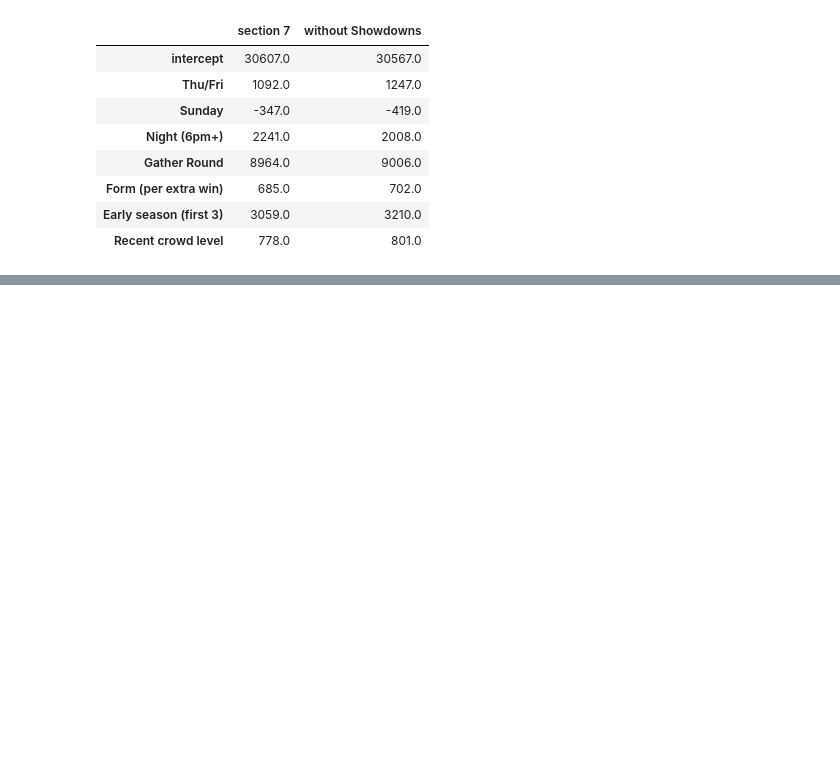
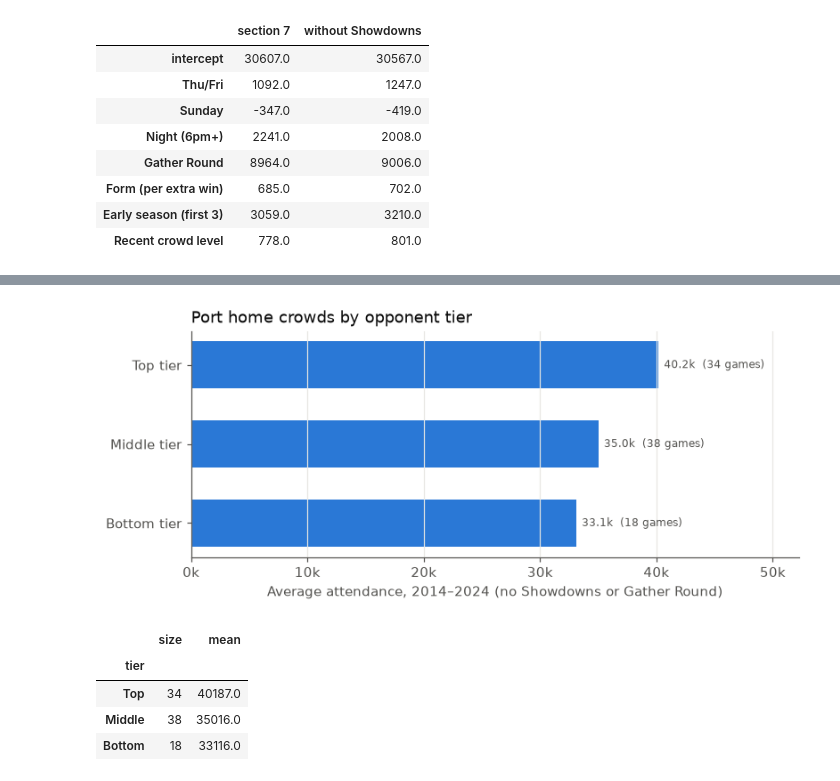
Before and after one commit to pete1729/afl-analytics, a Jupyter notebook: notebooks/09_port_home_attendance.ipynb, the cells around one changed output, grey strips where cells are left out. Cells and saved outputs as stored; diff of their text form; code cells hidden in the pictures; blank space fills up the shorter version.

```diff
--- a/notebooks/09_port_home_attendance.ipynb
+++ b/notebooks/09_port_home_attendance.ipynb
@@ -562,28 +562,31 @@ def ols(X: pd.DataFrame, y: pd.Series) -> pd.Series:
     return pd.Series(coef, index=X.columns)
 
 
-def recent_level(base_coef: pd.Series) -> pd.Series:
+def recent_level(base_coef: pd.Series, features=features7) -> pd.Series:
     """For every game in games5: the mean surprise of Port's previous WINDOW normal home games.
 
     The surprise is the actual crowd minus the step 1 prediction. Only games before
     each game count (0 before the first normal game). Note that 2020-21 aren't in the
     data, so early 2022 uses the end of 2019.
     """
-    surprise = games5["attendance"] - features7(games5) @ base_coef
+    surprise = games5["attendance"] - features(games5) @ base_coef
     rolling = surprise[games5["normal"]].rolling(WINDOW, min_periods=1).mean()
     # Carry each normal game's running level forward, then shift so a game never sees itself
     return rolling.reindex(games5.index).ffill().shift(1).fillna(0)
 
 
-def fit7(train_df: pd.DataFrame) -> tuple[pd.Series, pd.Series]:
-    """Steps 1 and 2 on train_df. Returns (coefficients, recent level for every game)."""
-    base = ols(features7(train_df), train_df["attendance"])
-    level = recent_level(base)
-    return ols(features7(train_df, level), train_df["attendance"]), level
+def fit7(train_df: pd.DataFrame, features=features7) -> tuple[pd.Series, pd.Series]:
+    """Steps 1 and 2 on train_df. Returns (coefficients, recent level for every game).
+
+    features: the column builder, so a later section can add variables to both steps.
+    """
+    base = ols(features(train_df), train_df["attendance"])
+    level = recent_level(base, features)
+    return ols(features(train_df, level), train_df["attendance"]), level
 
 
-def predict7(coef: pd.Series, level: pd.Series, df: pd.DataFrame) -> pd.Series:
-    return np.minimum(features7(df, level) @ coef, CAP)
+def predict7(coef: pd.Series, level: pd.Series, df: pd.DataFrame, features=features7) -> pd.Series:
+    return np.minimum(features(df, level) @ coef, CAP)
 
 
 coef7, level7 = fit7(train5)
@@ -845,3 +927,25 @@ both.drop("Showdown").round(0)
+# %%
+fig, ax = plt.subplots(figsize=(8, 3))
+y = np.arange(len(by_tier))[::-1]
+ax.barh(y, by_tier["mean"], color=BLUE, height=0.6)
+for yi, (tier, row) in zip(y, by_tier.iterrows()):
+    ax.annotate(f"{row['mean'] / 1000:.1f}k  ({row['size']:.0f} games)", (row["mean"], yi),
+                xytext=(4, 0), textcoords="offset points", va="center", fontsize=8, color=INK)
+ax.set_yticks(y, [f"{tier} tier" for tier in by_tier.index])
+ax.set_xlim(0, by_tier["mean"].max() * 1.3)
+ax.xaxis.set_major_formatter(lambda v, _: f"{v / 1000:.0f}k")
+ax.set_xlabel("Average attendance, 2014–2024 (no Showdowns or Gather Round)")
+ax.set_title("Port home crowds by opponent tier", loc="left", color=TITLE)
+ax.grid(axis="y", visible=False)
+plt.show()
+by_tier.round(0)
+# %% [output]
+[figure, added]
+|  | size | mean |
+| tier |  |  |
+| Top | 34 | 40187.0 |
+| Middle | 38 | 35016.0 |
+| Bottom | 18 | 33116.0 |
 # %% [markdown]
 # Results
 
```
Also changed, not shown: parts of 4 cells of this notebook.
